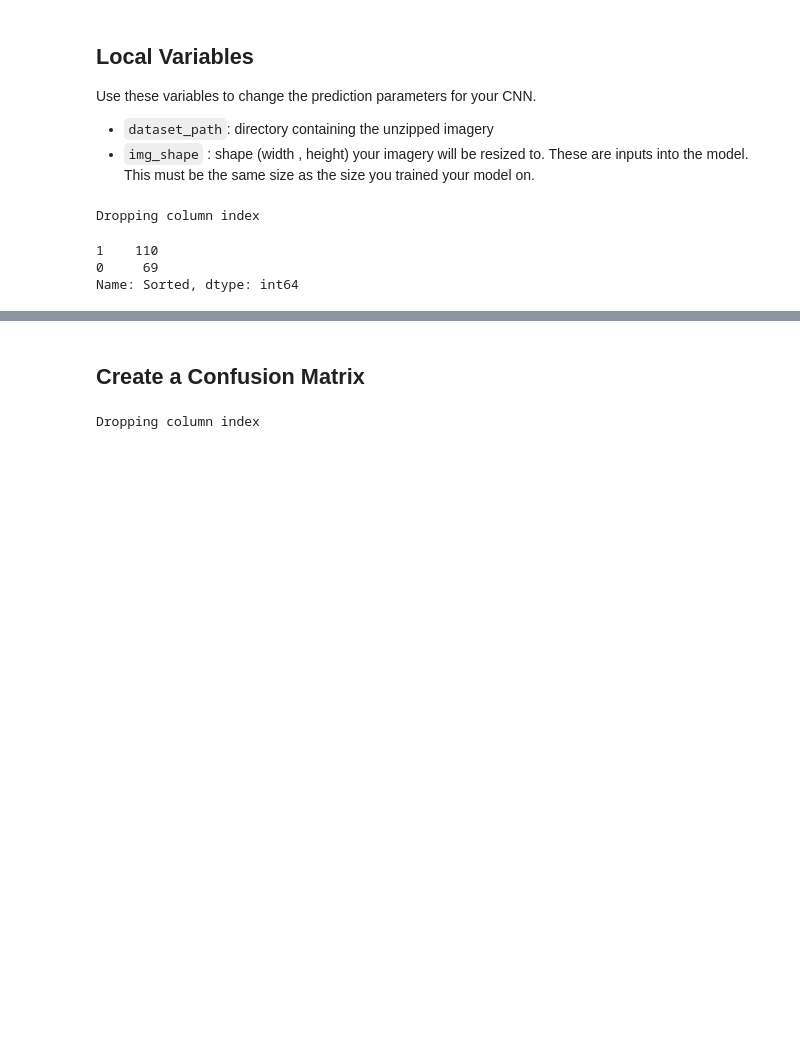
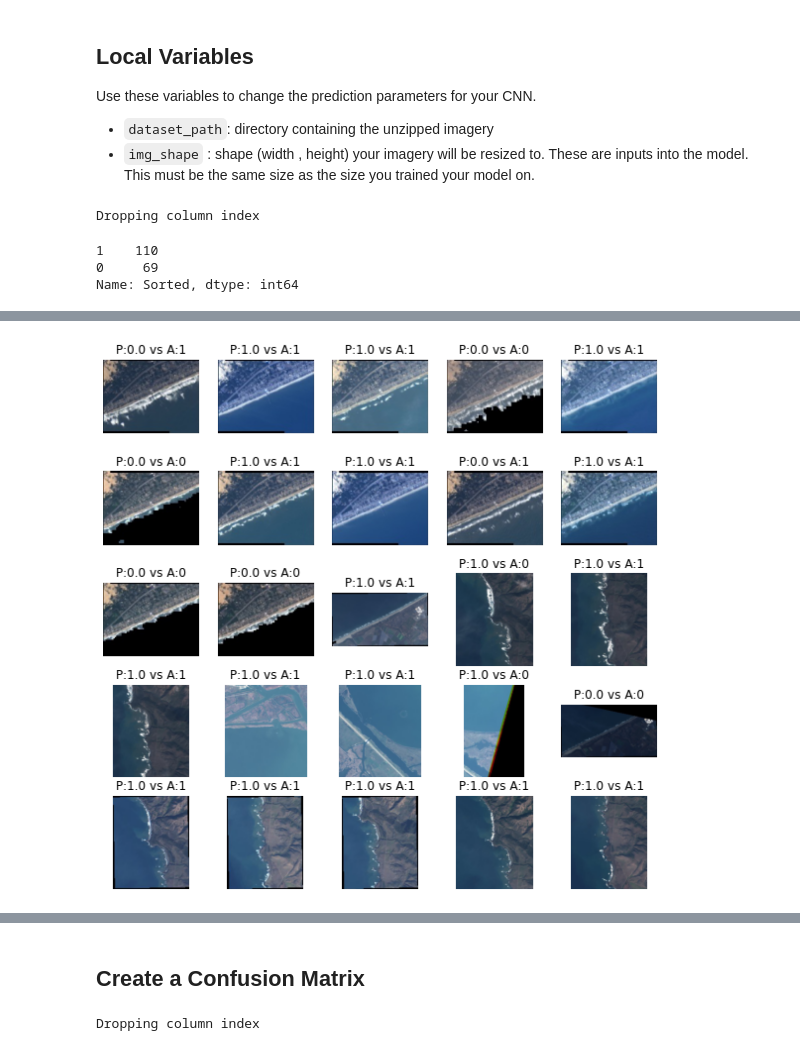
Before and after one commit to 2320sharon/Sniffer-Classifier, a Jupyter notebook: sniffer_classifier_predictor.ipynb, the cells around one changed output, grey strips where cells are left out. Saved outputs shown, nothing was run; the diff lists cells and outputs as text; code cells hidden in the pictures; blank space fills up the shorter version.

```diff
--- a/sniffer_classifier_predictor.ipynb
+++ b/sniffer_classifier_predictor.ipynb
@@ -122,3 +157,23 @@ np.set_printoptions(suppress=True)
+# %%
+class_names={0:"bad",1:"good"}
+filenames=df["Filename"]
+plt.figure(figsize=(10, 10))
+for i,file in enumerate(filenames[:25]):
+    image_path=os.path.join(dataset_path,file)
+    # img=df.loc[df['Filename']==file]
+    # sort=img['Sorted'].astype('uint8').iloc[0]
+    predictions[i]
+    ax = plt.subplot(5, 5, i + 1)
+    image = Image.open(image_path)
+    image_array = np.array(image).astype("uint8")
+    img=df.loc[df['Filename']==file]
+    sort=img['Sorted'].astype('uint8').iloc[0]
+    plt.imshow(image_array)
+    # plt.imshow(images[i].numpy().astype("uint8"))
+    plt.title(f"P:{np.round(predictions[i][0],3)} vs A:{sort}")
+    plt.axis("off")
+# %% [output]
+[figure, added]
 # %%
 m=BinaryAccuracy()
 m.update_state(labels,predictions)
```
Also changed, not shown: parts of 7 cells of this notebook, 9 other files.
